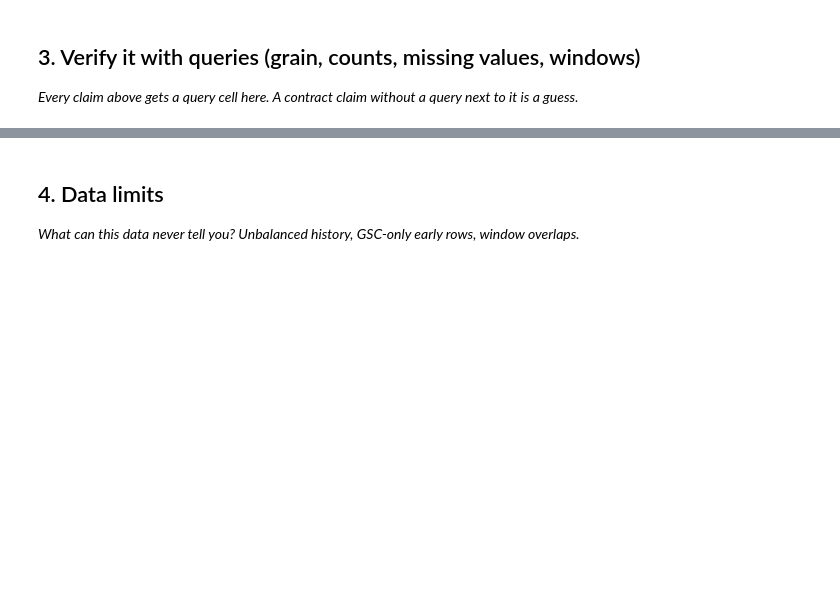
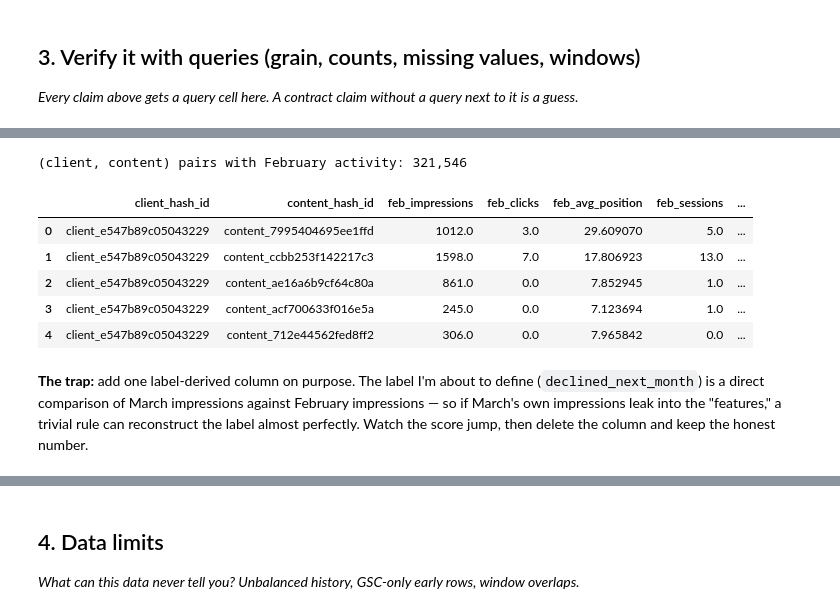
Before and after one commit to Srinivas25046/FlyRank-MLstarter, a Jupyter notebook: work/notebooks/w03_data_contract.ipynb, the cells around one changed output, grey strips where cells are left out. Saved outputs shown, nothing was run; the diff lists cells and outputs as text; code cells hidden in the pictures; blank space fills up the shorter version.

```diff
--- a/work/notebooks/w03_data_contract.ipynb
+++ b/work/notebooks/w03_data_contract.ipynb
@@ -29,0 +181,29 @@ This skeleton is yours to fill. Work the sections **in order** — each one has
+# %%
+feat = con.sql(f"""
+    SELECT client_hash_id, content_hash_id,
+           SUM(gsc_impressions) AS feb_impressions,
+           SUM(gsc_clicks)      AS feb_clicks,
+           AVG(gsc_avg_position) AS feb_avg_position,
+           SUM(ga4_sessions)     AS feb_sessions,
+           SUM(sessions_ai)      AS feb_ai_sessions
+    FROM read_parquet('{DAILY_FACT}', hive_partitioning=true)
+    WHERE month = '{FEATURE_MONTH}'
+    GROUP BY client_hash_id, content_hash_id
+""").df()
+
+print(f"(client, content) pairs with February activity: {len(feat):,}")
+feat.head(5)
+# %% [output]
+(client, content) pairs with February activity: 321,546
+|  | client_hash_id | content_hash_id | feb_impressions | feb_clicks | feb_avg_position | feb_sessions | ... |
+| 0 | client_e547b89c05043229 | content_7995404695ee1ffd | 1012.0 | 3.0 | 29.609070 | 5.0 | ... |
+| 1 | client_e547b89c05043229 | content_ccbb253f142217c3 | 1598.0 | 7.0 | 17.806923 | 13.0 | ... |
+| 2 | client_e547b89c05043229 | content_ae16a6b9cf64c80a | 861.0 | 0.0 | 7.852945 | 1.0 | ... |
+| 3 | client_e547b89c05043229 | content_acf700633f016e5a | 245.0 | 0.0 | 7.123694 | 1.0 | ... |
+| 4 | client_e547b89c05043229 | content_712e44562fed8ff2 | 306.0 | 0.0 | 7.965842 | 0.0 | ... |
+# %% [markdown]
+**The trap:** add one label-derived column on purpose. The label I'm about to define
+(`declined_next_month`) is a direct comparison of March impressions against February
+impressions — so if March's own impressions leak into the "features," a trivial rule can
+reconstruct the label almost perfectly. Watch the score jump, then delete the column and
+keep the honest number.
```
Also changed, not shown: parts of 13 cells of this notebook.
